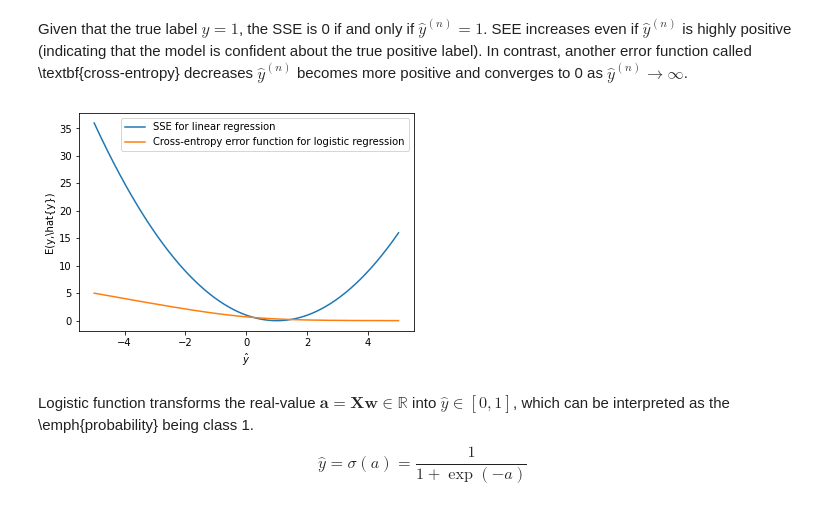
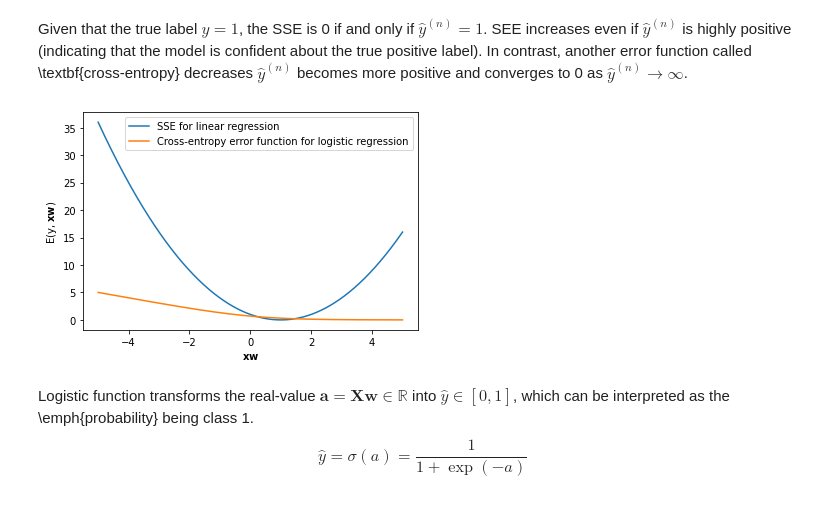
Before and after one commit to yueliyl/gec_intro2ml, a Jupyter notebook: LogisticRegression.ipynb, the cells around one changed output. Drawn from its saved outputs; the diff is of its cells as text; code cells hidden in the pictures.

```diff
--- a/LogisticRegression.ipynb
+++ b/LogisticRegression.ipynb
@@ -9,33 +9,36 @@ Given that the true label $y=1$, the SSE is 0 if and only if $\hat{y}^{(n)} = 1$
 # %%
 import numpy as np
 %matplotlib notebook
 %matplotlib inline
 import matplotlib.pyplot as plt
 from IPython.core.debugger import set_trace
 import warnings
 warnings.filterwarnings('ignore')
 
-import random
-random.seed(551)
+# import random
+# random.seed(551)
+
+np.random.seed(1234)
+
 
 y_hat = np.linspace(-5,5,1000)
 y_true = np.ones(len(y_hat))
 
 sse = (y_hat-y_true)**2
 
 p = 1/(1+np.exp(-y_hat))
 ce = -y_true * np.log(p) # cross-entropy
 
 plt.clf()
 plt.plot(y_hat, sse, "-", label="SSE for linear regression")
 plt.plot(y_hat, ce, "-", label="Cross-entropy error function for logistic regression")
-plt.xlabel("$\hat{y}$")
-plt.ylabel("E(y,\hat{y})")
+plt.xlabel("$\mathbf{x}\mathbf{w}$")
+plt.ylabel("E(y, $\mathbf{x}\mathbf{w}$)")
 plt.legend()
 # plt.show()
 plt.savefig('loss_functions.png', bbox_inches="tight", dpi=300)
 # %% [output]
-[figure, old version]
+[figure, new version]
 # %% [markdown]
 Logistic function transforms the real-value $\mathbf{a}=\mathbf{X}\mathbf{w} \in \mathbb{R}$ into $\hat{y} \in [0,1]$, which can be interpreted as the \emph{probability} being class 1.
 	\begin{equation}
```
Also changed, not shown: parts of 7 cells of this notebook.
